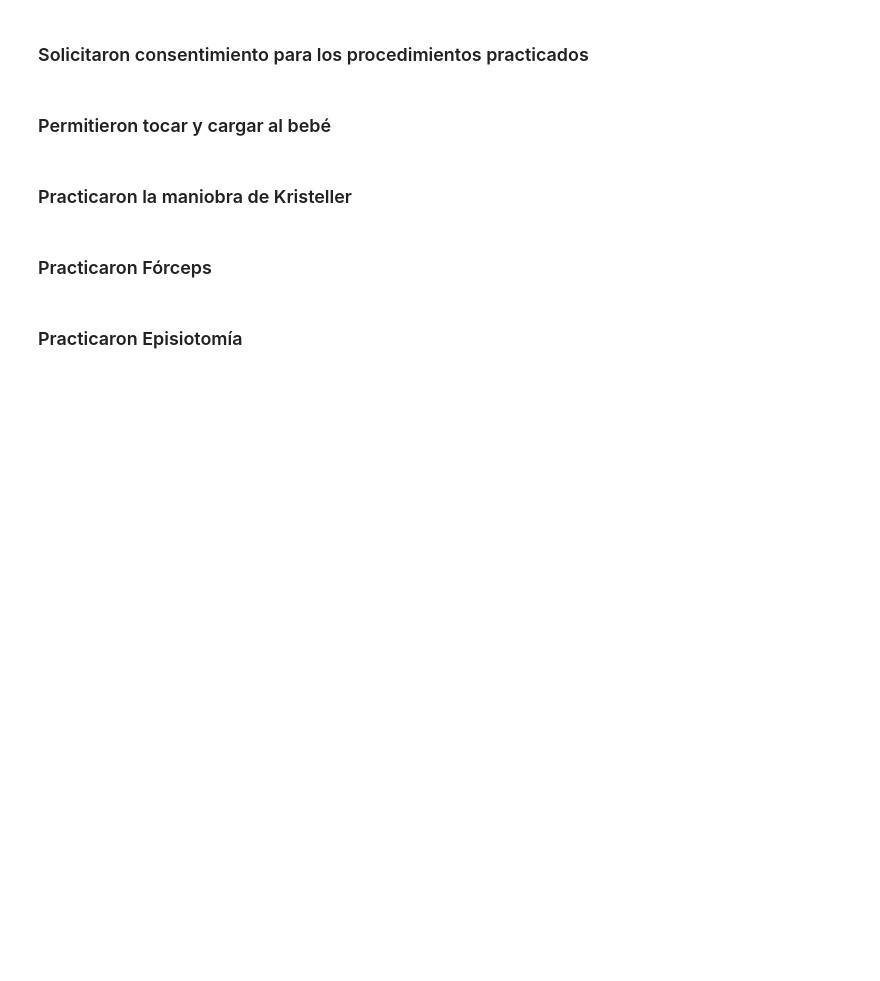
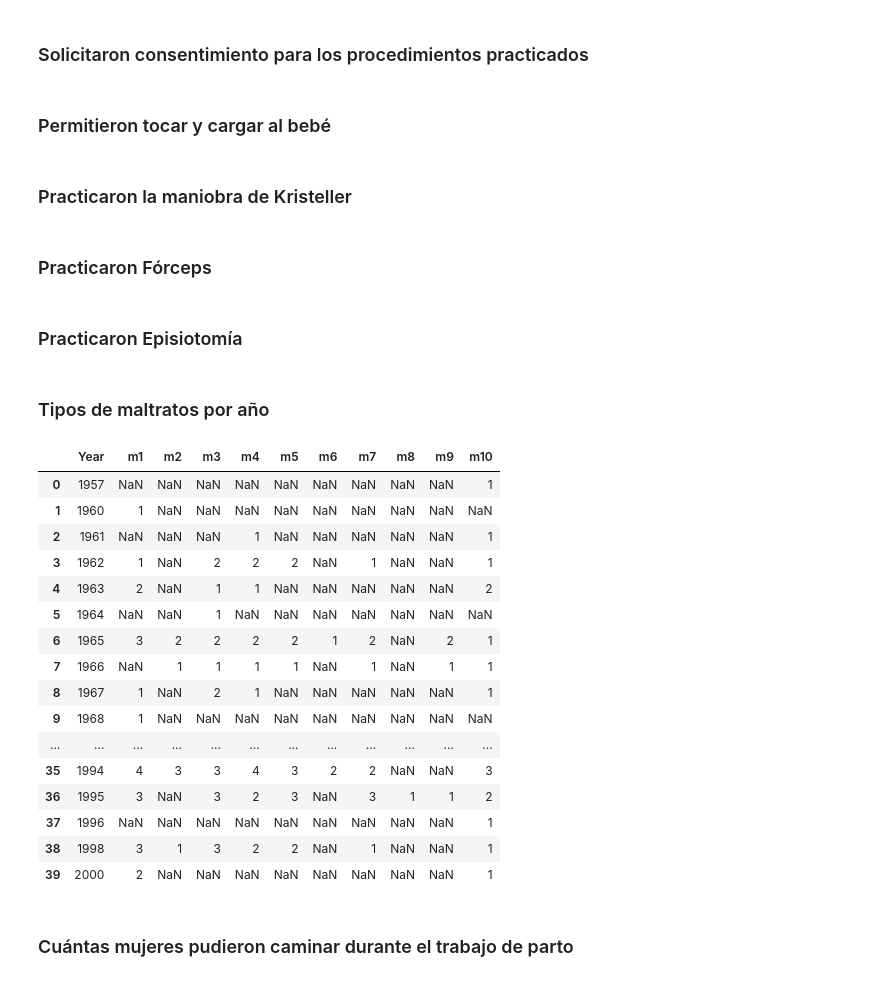
Before and after one commit to DataCritica/violencia-obstetrica-cuba, a Jupyter notebook: dataviz.ipynb, the cells around one changed output. Saved outputs shown, nothing was run; the diff lists cells and outputs as text; code cells hidden in the pictures; blank space fills up the shorter version.

```diff
--- a/dataviz.ipynb
+++ b/dataviz.ipynb
@@ -184,3 +184,72 @@ fig.update_layout(
     )
 fig.show()
 # fig.write_html('dataviz/episiotomia_parto.html')
+# %% [markdown]
+### Tipos de maltratos por año
+# %%
+"""
+Function to read 'xlsx'
+files as dataframes
+"""
+def read_dataframes(*args, **kwargs):
+    files = list(args)
+    for i in range(len(files)):
+        files[i] = pd.read_excel(r'data/copia_datos.xlsx', index_col=None, sheet_name=f'maltrato{i+1}', converters={'Count':str})
+    return files
+
+dfs = read_dataframes(1, 2, 3, 4, 5, 6, 7, 8, 9, 10)
+m1, m2, m3, m4, m5, m6, m7, m8, m9, m10 = dfs[0], dfs[1], dfs[2], dfs[3], dfs[4], dfs[5], dfs[6], dfs[7], dfs[8], dfs[9]
+
+
+"""
+Function to rename columns,
+remove the first row and
+reset the dataframe index
+"""
+def clean_dataframes(*args, **kwargs):
+    dfs = list(args)
+    for i in range(len(dfs)):
+        dfs[i] = dfs[i].set_axis(['Year', f'm{i+1}'], axis=1, inplace=False).drop(m1.index[0]).reset_index(drop=True)
+    return dfs
+
+dfs = clean_dataframes(m1, m2, m3, m4, m5, m6, m7, m8, m9, m10)
+m1, m2, m3, m4, m5, m6, m7, m8, m9, m10 = dfs[0], dfs[1], dfs[2], dfs[3], dfs[4], dfs[5], dfs[6], dfs[7], dfs[8], dfs[9]
+
+
+"""
+Function to merge dataframes
+"""
+def merge_dataframes(*args, **kwargs):
+    dfs = list(args)
+    for i in range(len(dfs)):
+        if i <= 1:
+            maltratos = pd.merge(dfs[0], dfs[1], on='Year', how ='outer')
+        else:
+            maltratos = pd.merge(maltratos, dfs[i], on='Year', how ='outer')
+    return maltratos
+
+maltratos = merge_dataframes(m1, m2, m3, m4, m5, m6, m7, m8, m9, m10)
+# Order rows by 'Year' column values and reset index
+maltratos = maltratos.sort_values(by=['Year']).reset_index(drop=True)
+
+# Save dataframe as 'xlsx'
+# maltratos.to_excel('data/maltratos_año.xlsx', index = False)
+maltratos
+# %% [output]
+|  | Year | m1 | m2 | m3 | m4 | m5 | m6 | m7 | m8 | m9 | m10 |
+| 0 | 1957 | NaN | NaN | NaN | NaN | NaN | NaN | NaN | NaN | NaN | 1 |
+| 1 | 1960 | 1 | NaN | NaN | NaN | NaN | NaN | NaN | NaN | NaN | NaN |
+| 2 | 1961 | NaN | NaN | NaN | 1 | NaN | NaN | NaN | NaN | NaN | 1 |
+| 3 | 1962 | 1 | NaN | 2 | 2 | 2 | NaN | 1 | NaN | NaN | 1 |
+| 4 | 1963 | 2 | NaN | 1 | 1 | NaN | NaN | NaN | NaN | NaN | 2 |
+| 5 | 1964 | NaN | NaN | 1 | NaN | NaN | NaN | NaN | NaN | NaN | NaN |
+| 6 | 1965 | 3 | 2 | 2 | 2 | 2 | 1 | 2 | NaN | 2 | 1 |
+| 7 | 1966 | NaN | 1 | 1 | 1 | 1 | NaN | 1 | NaN | 1 | 1 |
+| 8 | 1967 | 1 | NaN | 2 | 1 | NaN | NaN | NaN | NaN | NaN | 1 |
+| 9 | 1968 | 1 | NaN | NaN | NaN | NaN | NaN | NaN | NaN | NaN | NaN |
+| ... | ... | ... | ... | ... | ... | ... | ... | ... | ... | ... | ... |
+| 35 | 1994 | 4 | 3 | 3 | 4 | 3 | 2 | 2 | NaN | NaN | 3 |
+| 36 | 1995 | 3 | NaN | 3 | 2 | 3 | NaN | 3 | 1 | 1 | 2 |
+| 37 | 1996 | NaN | NaN | NaN | NaN | NaN | NaN | NaN | NaN | NaN | 1 |
+| 38 | 1998 | 3 | 1 | 3 | 2 | 2 | NaN | 1 | NaN | NaN | 1 |
+| 39 | 2000 | 2 | NaN | NaN | NaN | NaN | NaN | NaN | NaN | NaN | 1 |
@@ -186,0 +290,2 @@ fig.show()
+# %% [markdown]
+### Cuántas mujeres pudieron caminar durante el trabajo de parto
```
Also changed, not shown: parts of 3 cells of this notebook, 1 other file.
